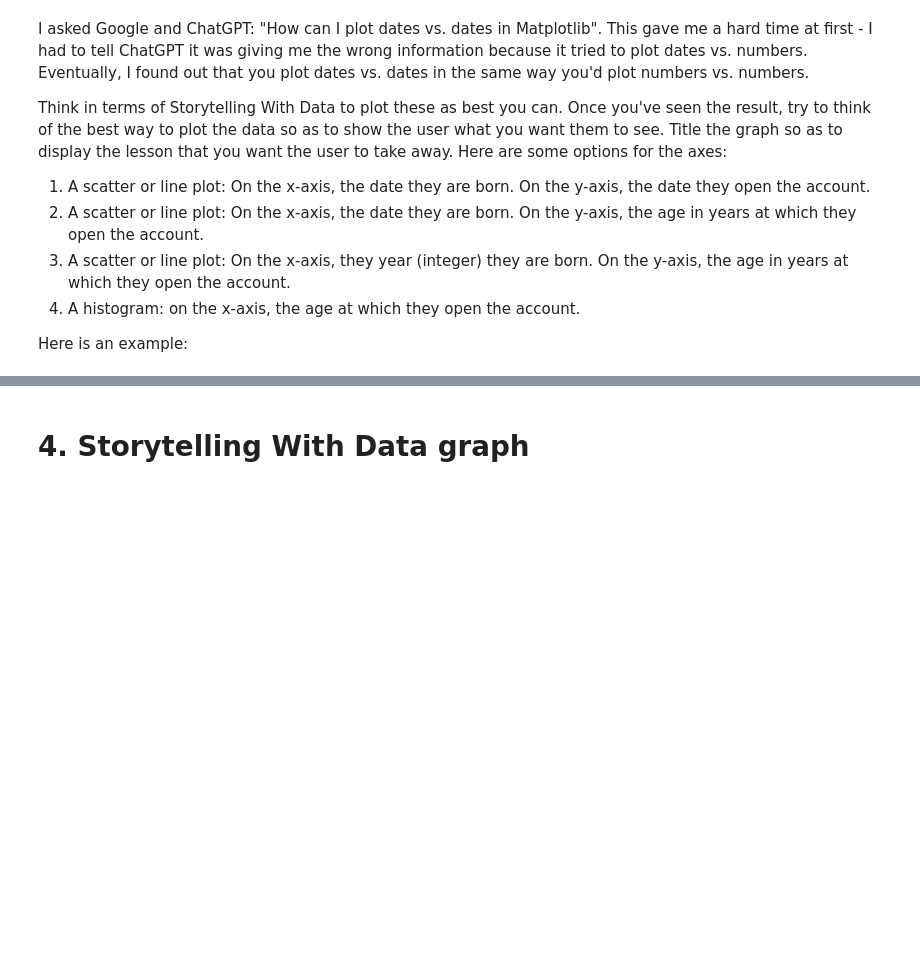
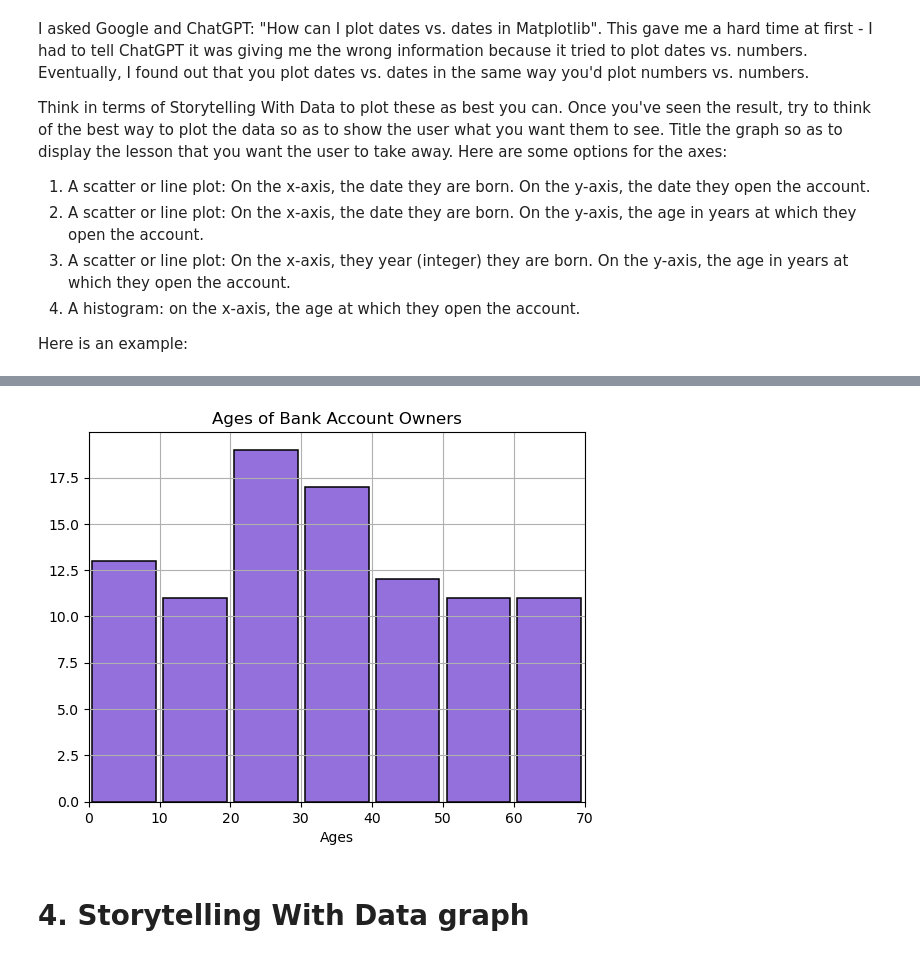
Before and after one commit to rdabbs1/AI-for-Leaders-Assignments, a Jupyter notebook: OMDS-ModB2-Week1-Dabbs-Rosemary.ipynb, the cells around one changed output, grey strips where cells are left out. Saved outputs shown, nothing was run; the diff lists cells and outputs as text; code cells hidden in the pictures; blank space fills up the shorter version.

```diff
--- a/OMDS-ModB2-Week1-Dabbs-Rosemary.ipynb
+++ b/OMDS-ModB2-Week1-Dabbs-Rosemary.ipynb
@@ -444,3 +487,12 @@ ax.set_xlabel("Birth Date") # label the x axis
+# %%
+bins = [0, 10, 20, 30, 40, 50, 60, 70]
+df_one_hot['Age'].hist(bins=bins, edgecolor='black', linewidth=1.1, rwidth=0.9, color='mediumpurple')
+plt.title('Ages of Bank Account Owners')
+plt.xlabel('Ages')
+plt.xlim(0,70)
+None
+# %% [output]
+[figure, added]
 # %% [markdown]
 # 4. Storytelling With Data graph
 # %% [markdown]
```
Also changed, not shown: parts of 15 cells of this notebook.
